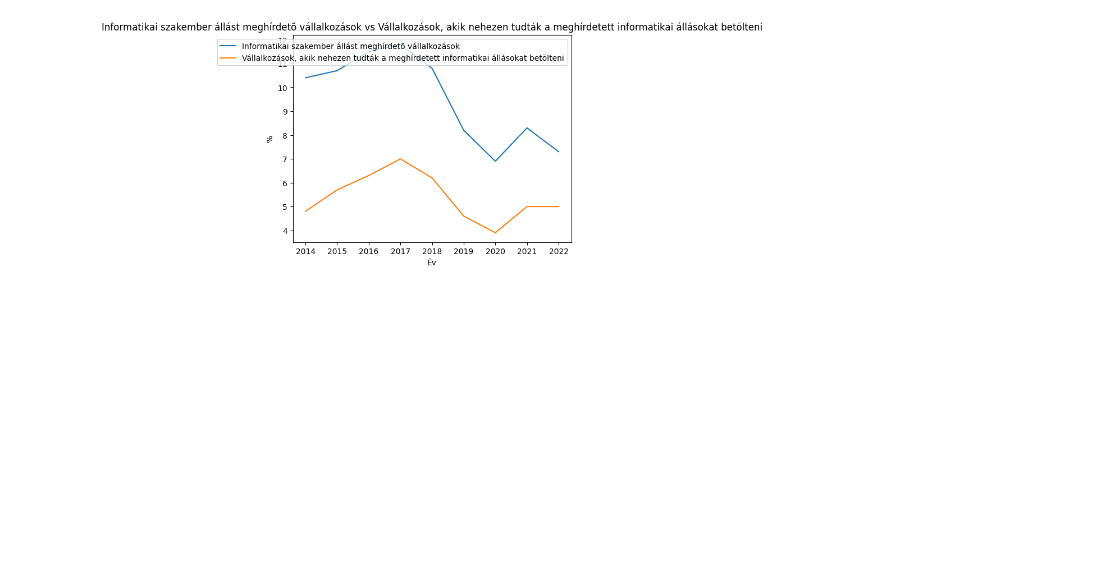
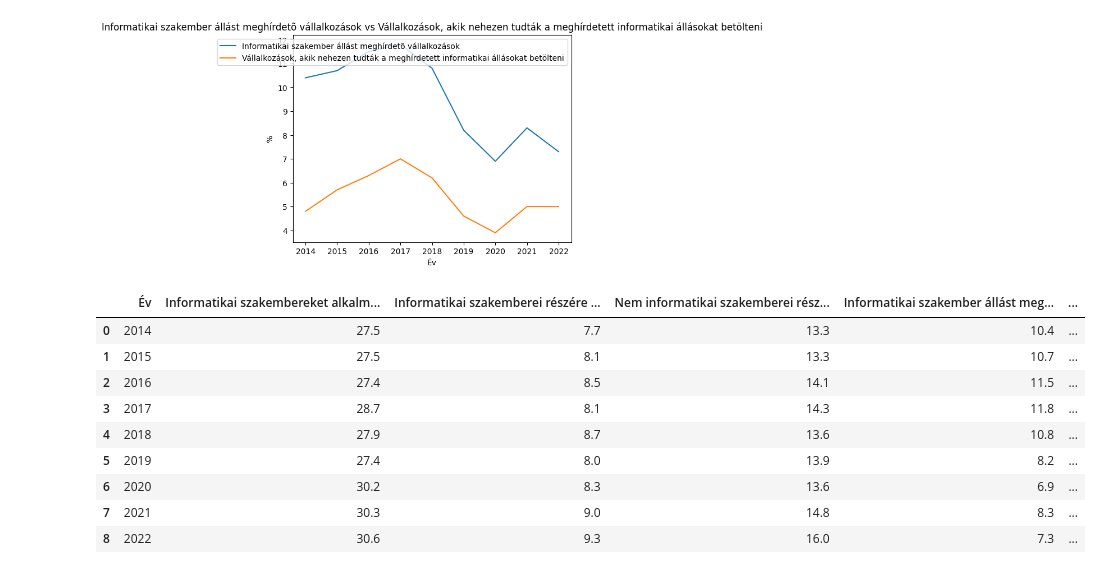
Before and after one commit to Nedotam/KSH_data_analysis, a Jupyter notebook: notebooks/eda.ipynb, the cells around one changed output. Drawn from its saved outputs; the diff is of its cells as text; code cells hidden in the pictures; blank space fills up the shorter version.

```diff
--- a/notebooks/eda.ipynb
+++ b/notebooks/eda.ipynb
@@ -98,3 +100,19 @@ for outer in range(1, df.shape[1]):
 [figure]
 [figure]
 [figure]
+# %%
+#az utolso evet eltavolitom, mert a NaN ertekek zavarjak a linearis regressziot
+linear_df=df.drop(axis=0, index=df.shape[0]-1)
+#feltoltottem a hianyzo adatot a kovetkezo evi adatbol
+linear_df.fillna(method='bfill')
+# %% [output]
+|  | Év | Informatikai szakembereket alkalm... | Informatikai szakemberei részére ... | Nem informatikai szakemberei rész... | Informatikai szakember állást meg... | ... |
+| 0 | 2014 | 27.5 | 7.7 | 13.3 | 10.4 | ... |
+| 1 | 2015 | 27.5 | 8.1 | 13.3 | 10.7 | ... |
+| 2 | 2016 | 27.4 | 8.5 | 14.1 | 11.5 | ... |
+| 3 | 2017 | 28.7 | 8.1 | 14.3 | 11.8 | ... |
+| 4 | 2018 | 27.9 | 8.7 | 13.6 | 10.8 | ... |
+| 5 | 2019 | 27.4 | 8.0 | 13.9 | 8.2 | ... |
+| 6 | 2020 | 30.2 | 8.3 | 13.6 | 6.9 | ... |
+| 7 | 2021 | 30.3 | 9.0 | 14.8 | 8.3 | ... |
+| 8 | 2022 | 30.6 | 9.3 | 16.0 | 7.3 | ... |
```
Also changed, not shown: parts of 2 cells of this notebook.
